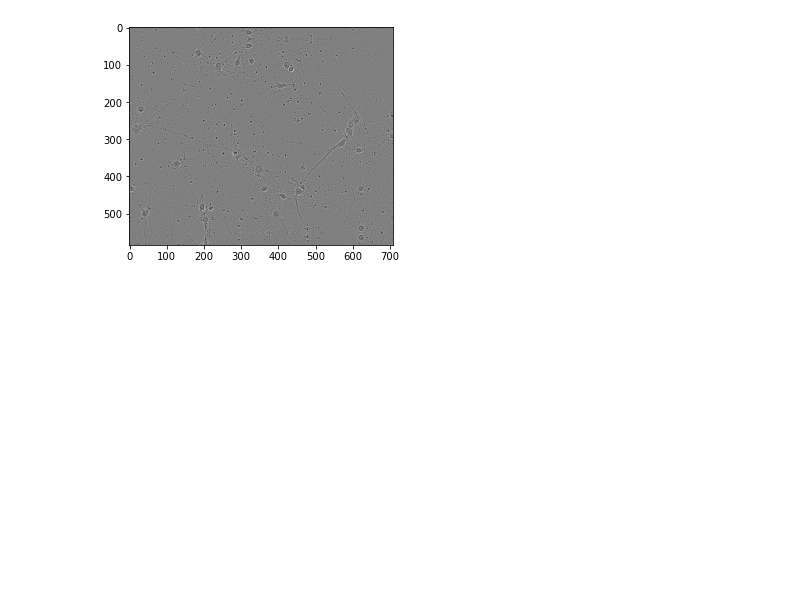
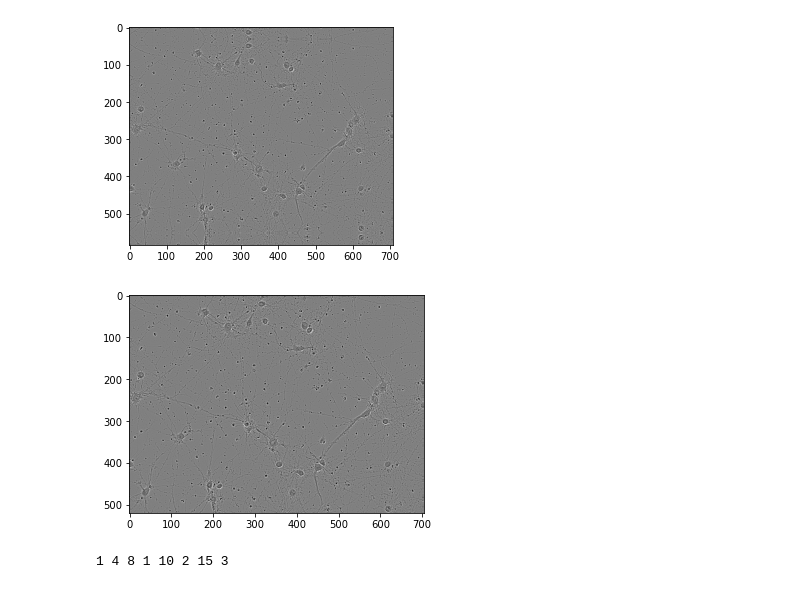
Before and after one commit to JiangguoZhang/ELEC576project, a Jupyter notebook: test.ipynb, the cells around one changed output. Cells and saved outputs as stored; diff of their text form; code cells hidden in the pictures; blank space fills up the shorter version.

Commit message:
上傳rle encode

```diff
--- a/test.ipynb
+++ b/test.ipynb
@@ -156,32 +156,58 @@ image_width = image.shape[1]
 
 # plt.figure(figsize=(16, 32))
 # plt.subplot(3, 1, 1)
 # plt.imshow(image_orig)
 # plt.axis("off")
 # plt.subplot(3, 1, 2)
 # plt.imshow(image_rotated)
 # plt.axis("off")
 # plt.subplot(3, 1, 3)
 # plt.imshow(image_rotated_cropped)
 # plt.axis("off")
 
 
 
 # srcScalar = np.float32([[0.5,0,0],[0,0.5,0]])
 # image = cv2.warpAffine(image, srcScalar, (int(image_width*0.5), int(image_height*0.5)))
 # image = cv2.imread(sample_path,1)
 # image_height= image.shape[0]
 # image_width = image.shape[1]
 # cv2.line(dst,(0,image_height),(image_width,image_height),(0,0,255))
 # cv2.imshow('img', dst)
 # cv2.waitKey(0)
 
 
 # torchvision image reflect
 torch.manual_seed(0)
-image2 = transforms.ToPILImage()(image)
+image2 = T.ToPILImage()(image)
 image2 = T.Pad(padding=(2,32), padding_mode='reflect')(image2)
-image2 = transforms.ToTensor()(image2)
+image2 = T.ToTensor()(image2)
 plot_image(image2)
+
+#revert to original size
+image3 = T.ToPILImage()(image2)
+image3 = T.RandomCrop(size=(520,704))(image3)
+image3 = T.ToTensor()(image3)
+plot_image(image3)
 # %% [output]
 [figure]
+[figure, added]
+# %%
+def encode_mask_to_rle(mask):
+    '''
+    mask: numpy array binary mask
+    1 - mask
+    0 - background
+    Returns encoded run length
+    '''
+    pixels = mask.flatten()
+    pixels = np.concatenate([[0], pixels, [0]])
+    runs = np.where(pixels[1:] != pixels[:-1])[0] + 1
+    runs[1::2] -= runs[::2]
+    return ' '.join(str(x) for x in runs)
+
+example = np.array([1,1,1,1,0,0,0,1,0,1,1,0,0,0,1,1,1])
+rle_encoded = encode_mask_to_rle(example)
+print(rle_encoded)
+# %% [output]
+1 4 8 1 10 2 15 3
```
